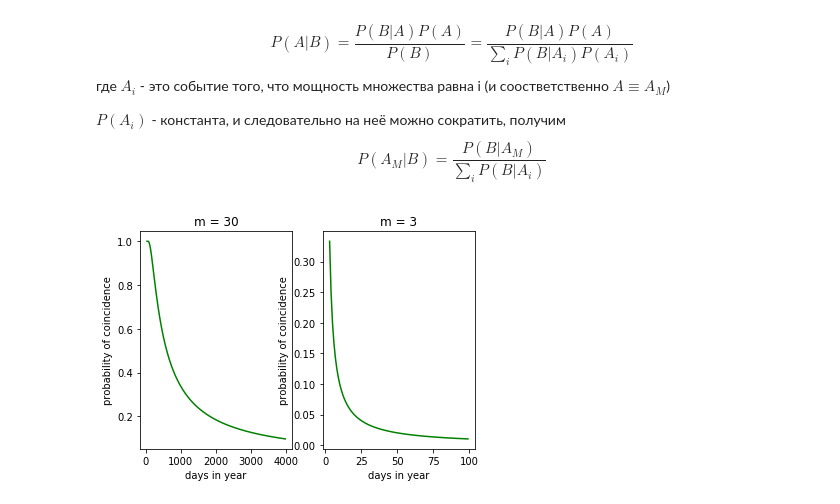
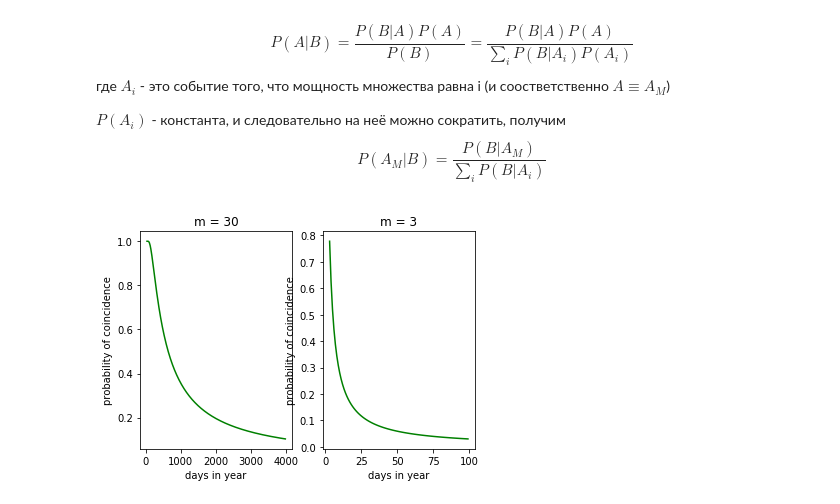
Before and after one commit to rsalmin/drafts, a Jupyter notebook: about-one-task.ipynb, the cells around one changed output. Drawn from its saved outputs; the diff is of its cells as text; code cells hidden in the pictures.

```diff
--- a/about-one-task.ipynb
+++ b/about-one-task.ipynb
@@ -17,7 +17,7 @@ import numpy as np
 
 #expeting m > 1, if m == 1 result is 0
 def pMm(M, m):
-  return 1 - np.prod( 1 - np.arange(1,m-1, dtype=np.float64) / M )
+  return 1 - np.prod( 1 - np.arange(1,m, dtype=np.float64) / M )
 # %% [markdown]
 Например вероятность того что в класе из 30 человек, хотя бы у двоих совпадут дни рождения будет:
 # %%
@@ -52,22 +52,22 @@ $$
  $$
 # %%
 xs1 = np.arange(30,4000,10)
-ys1 = [pMm(x, 30) for x in xs]
+ys1 = [pMm(x, 30) for x in xs1]
 
 xs2 = np.arange(3,100,1)
 ys2 = [pMm(x, 3) for x in xs2]
 
 fig, (ax1,ax2) = plt.subplots(1,2)
 
 ax1.plot(xs1, ys1, "g")
 ax1.set_title("m = 30")
 ax1.set_xlabel("days in year")
 ax1.set_ylabel("probability of coincidence")
 
 ax2.plot(xs2, ys2, "g")
 ax2.set_title("m = 3")
 ax2.set_xlabel("days in year")
 ax2.set_ylabel("probability of coincidence")
 plt.show()
 # %% [output]
-[figure, old version]
+[figure, new version]
```
Also changed, not shown: parts of 1 cell of this notebook.
